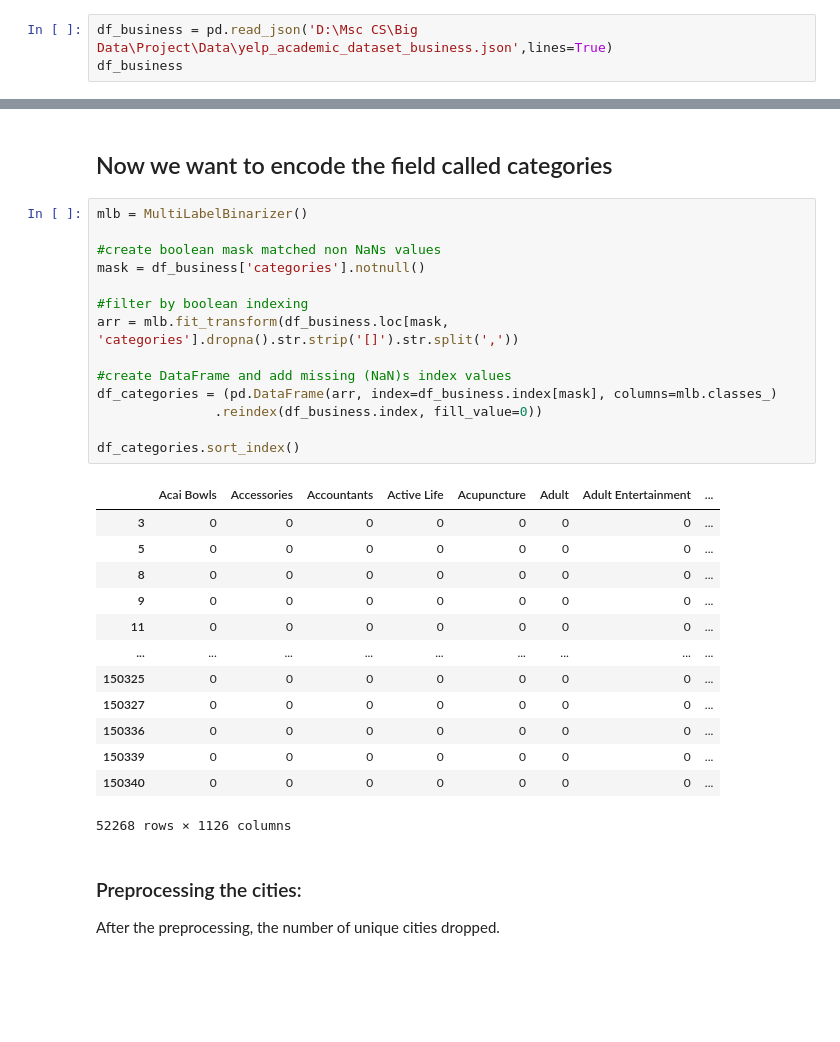
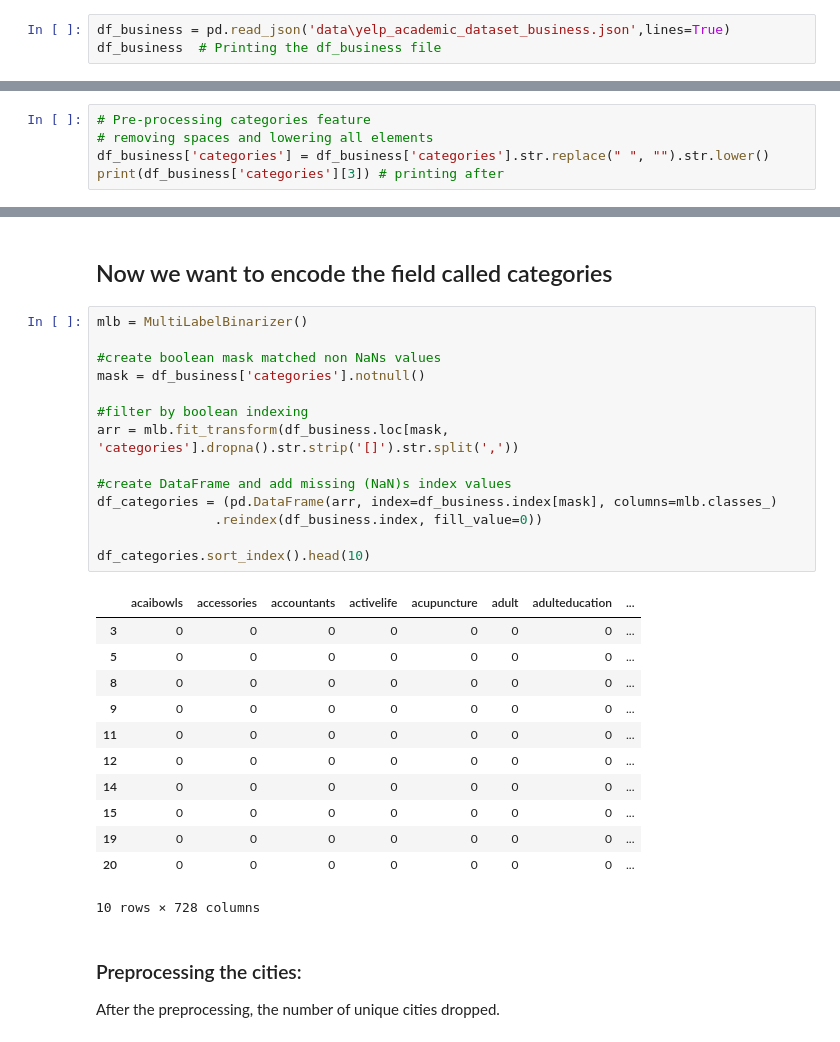
Before and after one commit to pouyakhooshabi/Recommender-System-Design, a Jupyter notebook: Programming_model.ipynb, the cells around one changed output, grey strips where cells are left out. Cells and saved outputs as stored; diff of their text form; blank space fills up the shorter version.

```diff
--- a/Programming_model.ipynb
+++ b/Programming_model.ipynb
@@ -45,6 +45,6 @@ spark = init_spark() # Initializate spark
 # Buisiness dataset
 The first dataset is buisiness dataset. We are importing the dataset to work with the features and extract user and profile items.
 # %%
-df_business = pd.read_json('D:\Msc CS\Big Data\Project\Data\yelp_academic_dataset_business.json',lines=True)
-df_business
+df_business = pd.read_json('data\yelp_academic_dataset_business.json',lines=True)
+df_business  # Printing the df_business file
 # %% [output]
@@ -99 +126,6 @@ data
 Name: categories, Length: 52268, dtype: bool
+# %%
+# Pre-processing categories feature
+# removing spaces and lowering all elements
+df_business['categories'] = df_business['categories'].str.replace(" ", "").str.lower()
+print(df_business['categories'][3]) # printing after
@@ -102,31 +196,30 @@ Name: categories, Length: 52268, dtype: bool
 # %%
 mlb = MultiLabelBinarizer()
 
 #create boolean mask matched non NaNs values
 mask = df_business['categories'].notnull()
 
 #filter by boolean indexing
 arr = mlb.fit_transform(df_business.loc[mask, 'categories'].dropna().str.strip('[]').str.split(','))
 
 #create DataFrame and add missing (NaN)s index values
 df_categories = (pd.DataFrame(arr, index=df_business.index[mask], columns=mlb.classes_)
                .reindex(df_business.index, fill_value=0))
 
-df_categories.sort_index()
+df_categories.sort_index().head(10)
 # %% [output]
-|  | Acai Bowls | Accessories | Accountants | Active Life | Acupuncture | Adult | Adult Entertainment | ... |
+|  | acaibowls | accessories | accountants | activelife | acupuncture | adult | adulteducation | ... |
 | 3 | 0 | 0 | 0 | 0 | 0 | 0 | 0 | ... |
 | 5 | 0 | 0 | 0 | 0 | 0 | 0 | 0 | ... |
 | 8 | 0 | 0 | 0 | 0 | 0 | 0 | 0 | ... |
 | 9 | 0 | 0 | 0 | 0 | 0 | 0 | 0 | ... |
 | 11 | 0 | 0 | 0 | 0 | 0 | 0 | 0 | ... |
-| ... | ... | ... | ... | ... | ... | ... | ... | ... |
-| 150325 | 0 | 0 | 0 | 0 | 0 | 0 | 0 | ... |
-| 150327 | 0 | 0 | 0 | 0 | 0 | 0 | 0 | ... |
-| 150336 | 0 | 0 | 0 | 0 | 0 | 0 | 0 | ... |
-| 150339 | 0 | 0 | 0 | 0 | 0 | 0 | 0 | ... |
-| 150340 | 0 | 0 | 0 | 0 | 0 | 0 | 0 | ... |
+| 12 | 0 | 0 | 0 | 0 | 0 | 0 | 0 | ... |
+| 14 | 0 | 0 | 0 | 0 | 0 | 0 | 0 | ... |
+| 15 | 0 | 0 | 0 | 0 | 0 | 0 | 0 | ... |
+| 19 | 0 | 0 | 0 | 0 | 0 | 0 | 0 | ... |
+| 20 | 0 | 0 | 0 | 0 | 0 | 0 | 0 | ... |
-52268 rows × 1126 columns
+10 rows × 728 columns
 # %% [markdown]
 ### Preprocessing the cities:
 After the preprocessing, the number of unique cities dropped.
```
Also changed, not shown: parts of 42 cells of this notebook.
